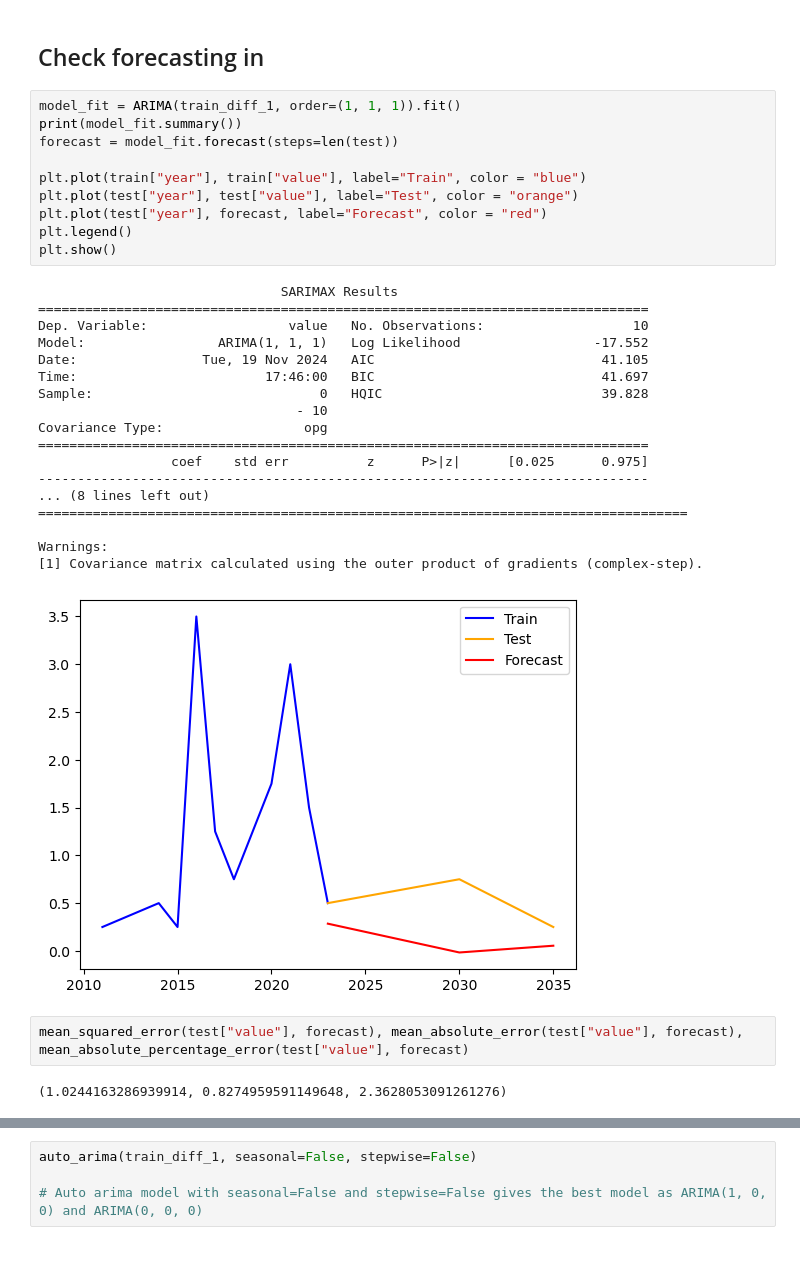
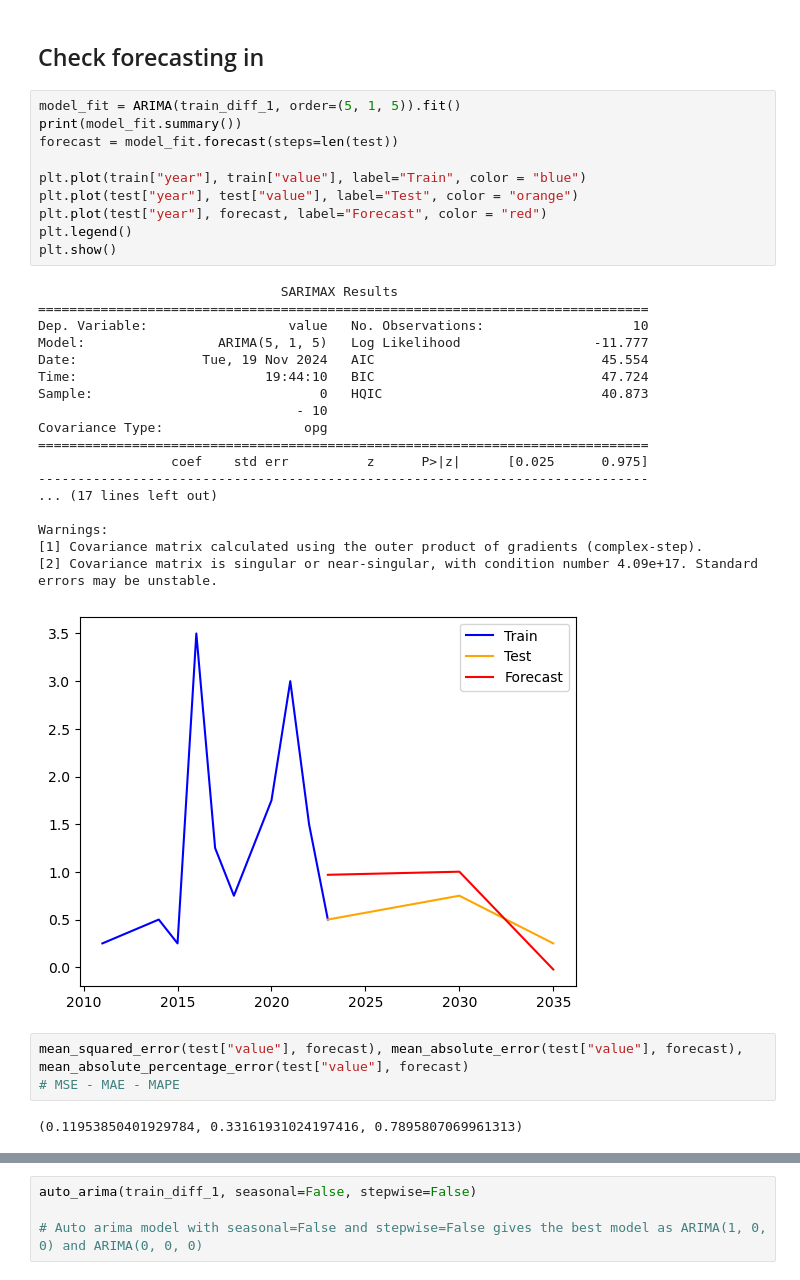
Before and after one commit to TDMinhNhat/Machine_Learning_Model_Example, a Jupyter notebook: model/arima/project_da02_3.ipynb, the cells around one changed output, grey strips where cells are left out. Cells and saved outputs as stored; diff of their text form.

```diff
--- a/model/arima/project_da02_3.ipynb
+++ b/model/arima/project_da02_3.ipynb
@@ -110,38 +112,39 @@ plt.show()
 # %% [markdown]
 ## Check forecasting in
 # %%
-model_fit = ARIMA(train_diff_1, order=(1, 1, 1)).fit()
+model_fit = ARIMA(train_diff_1, order=(5, 1, 5)).fit()
 print(model_fit.summary())
 forecast = model_fit.forecast(steps=len(test))
 
 plt.plot(train["year"], train["value"], label="Train", color = "blue")
 plt.plot(test["year"], test["value"], label="Test", color = "orange")
 plt.plot(test["year"], forecast, label="Forecast", color = "red")
 plt.legend()
 plt.show()
 # %% [output]
                                SARIMAX Results
 ==============================================================================
 Dep. Variable:                  value   No. Observations:                   10
-Model:                 ARIMA(1, 1, 1)   Log Likelihood                 -17.552
-Date:                Tue, 19 Nov 2024   AIC                             41.105
-Time:                        17:46:00   BIC                             41.697
-Sample:                             0   HQIC                            39.828
+Model:                 ARIMA(5, 1, 5)   Log Likelihood                 -11.777
+Date:                Tue, 19 Nov 2024   AIC                             45.554
+Time:                        19:44:10   BIC                             47.724
+Sample:                             0   HQIC                            40.873
                                  - 10
 Covariance Type:                  opg
 ==============================================================================
                  coef    std err          z      P>|z|      [0.025      0.975]
 ------------------------------------------------------------------------------
-... (8 lines left out)
-===================================================================================
+... (17 lines left out)
 
 Warnings:
 [1] Covariance matrix calculated using the outer product of gradients (complex-step).
+[2] Covariance matrix is singular or near-singular, with condition number 4.09e+17. Standard errors may be unstable.
-[figure, old version]
+[figure, new version]
 # %%
 mean_squared_error(test["value"], forecast), mean_absolute_error(test["value"], forecast), mean_absolute_percentage_error(test["value"], forecast)
+# MSE - MAE - MAPE
 # %% [output]
-(1.0244163286939914, 0.8274959591149648, 2.3628053091261276)
+(0.11953850401929784, 0.33161931024197416, 0.7895807069961313)
 # %% [markdown]
 ARIMA(3, 0, 2): (1.0244163286939914, 0.8274959591149648, 2.3628053091261276) <br/>
 ARIMA(1, 1, 2): (0.40697182114692954, 0.5722009145098567, 1.3275423228337007) <br/>
```
Also changed, not shown: parts of 5 cells of this notebook.
